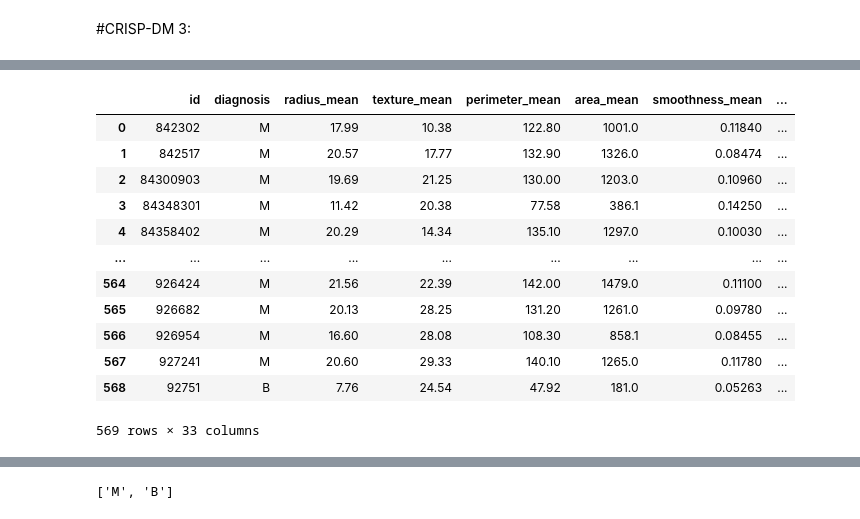
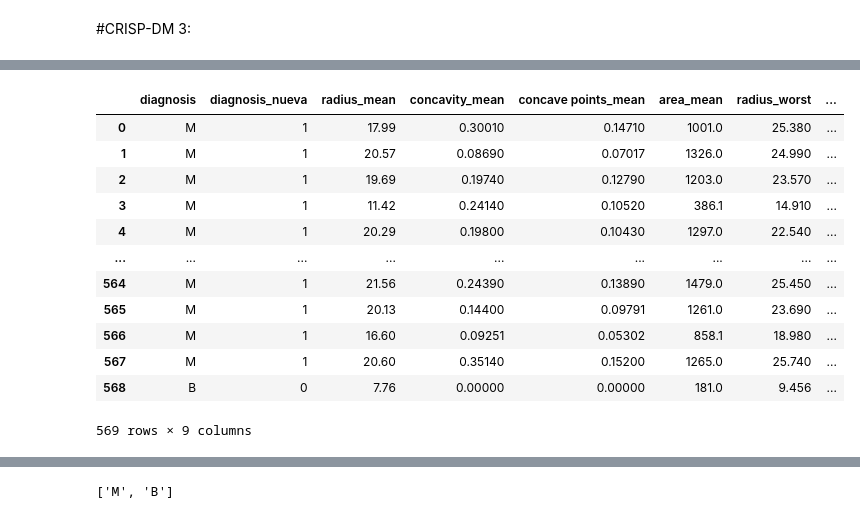
Before and after one commit to Mcps40/Dunder, a Jupyter notebook: data_Cancer.ipynb, the cells around one changed output, grey strips where cells are left out. Drawn from its saved outputs; the diff is of its cells as text; code cells hidden in the pictures.

```diff
--- a/data_Cancer.ipynb
+++ b/data_Cancer.ipynb
@@ -8,7 +8,7 @@ from IPython.display import display
 from  PIL import Image
 # %%
 # Se abre el archivo en un dataFrame
-sourse = pd.read_csv("/content/Mineria_Datos/datos.csv")
+sourse = pd.read_csv("/content/MineriaDatos/data.csv")
 # %%
 # Se realiza copia de los datos en otro daraFrame para no modificar el archivo original
 data = sourse
@@ -154,0 +172,6 @@ Un valor alto indica que hay núcleos con formas muy asimétricas, lo que puede
+# %%
+# Creamos una nueva columna para cambiar valores de diagnosis sin modificar, remplezando sus datos en 1 y 0
+data['diagnosis_nueva'] = data['diagnosis'].replace({'M': 1, 'B': 0})
+
+# Muestra las primeras filas para verificar
+display(data[['diagnosis', 'diagnosis_nueva']].head())
@@ -155,18 +185,25 @@ Un valor alto indica que hay núcleos con formas muy asimétricas, lo que puede
+# %%
+# Creamos el nuevo dataFrame solo con algunas columnas específicas incluyendo la nueva columna 'diagnosis_nueva'
+selected_columns = ['diagnosis','diagnosis_nueva','radius_mean', 'concavity_mean', 'concave points_mean', 'area_mean', 'radius_worst', 'concavity_worst', 'concave points_worst']
+new_data = data[selected_columns].copy()
 # %%
+# si deseas solo ver los primeros 5, utiliza new_data.head()
+# si deseas ver los últimos 5 registros utiliza new_data.tail()
+
 # De esta forma se muestran los primeros y últimos 5 registros por defecto.
 # además, se muestra cuantos registros y columnas tiene el archivo csv.
-data
+new_data
 # %% [output]
-|  | id | diagnosis | radius_mean | texture_mean | perimeter_mean | area_mean | smoothness_mean | ... |
-| 0 | 842302 | M | 17.99 | 10.38 | 122.80 | 1001.0 | 0.11840 | ... |
-| 1 | 842517 | M | 20.57 | 17.77 | 132.90 | 1326.0 | 0.08474 | ... |
-| 2 | 84300903 | M | 19.69 | 21.25 | 130.00 | 1203.0 | 0.10960 | ... |
-| 3 | 84348301 | M | 11.42 | 20.38 | 77.58 | 386.1 | 0.14250 | ... |
-| 4 | 84358402 | M | 20.29 | 14.34 | 135.10 | 1297.0 | 0.10030 | ... |
+|  | diagnosis | diagnosis_nueva | radius_mean | concavity_mean | concave points_mean | area_mean | radius_worst | ... |
+| 0 | M | 1 | 17.99 | 0.30010 | 0.14710 | 1001.0 | 25.380 | ... |
+| 1 | M | 1 | 20.57 | 0.08690 | 0.07017 | 1326.0 | 24.990 | ... |
+| 2 | M | 1 | 19.69 | 0.19740 | 0.12790 | 1203.0 | 23.570 | ... |
+| 3 | M | 1 | 11.42 | 0.24140 | 0.10520 | 386.1 | 14.910 | ... |
+| 4 | M | 1 | 20.29 | 0.19800 | 0.10430 | 1297.0 | 22.540 | ... |
 | ... | ... | ... | ... | ... | ... | ... | ... | ... |
-| 564 | 926424 | M | 21.56 | 22.39 | 142.00 | 1479.0 | 0.11100 | ... |
-| 565 | 926682 | M | 20.13 | 28.25 | 131.20 | 1261.0 | 0.09780 | ... |
-| 566 | 926954 | M | 16.60 | 28.08 | 108.30 | 858.1 | 0.08455 | ... |
-| 567 | 927241 | M | 20.60 | 29.33 | 140.10 | 1265.0 | 0.11780 | ... |
-| 568 | 92751 | B | 7.76 | 24.54 | 47.92 | 181.0 | 0.05263 | ... |
+| 564 | M | 1 | 21.56 | 0.24390 | 0.13890 | 1479.0 | 25.450 | ... |
+| 565 | M | 1 | 20.13 | 0.14400 | 0.09791 | 1261.0 | 23.690 | ... |
+| 566 | M | 1 | 16.60 | 0.09251 | 0.05302 | 858.1 | 18.980 | ... |
+| 567 | M | 1 | 20.60 | 0.35140 | 0.15200 | 1265.0 | 25.740 | ... |
+| 568 | B | 0 | 7.76 | 0.00000 | 0.00000 | 181.0 | 9.456 | ... |
-569 rows × 33 columns
+569 rows × 9 columns
```
Also changed, not shown: parts of 21 cells of this notebook.
